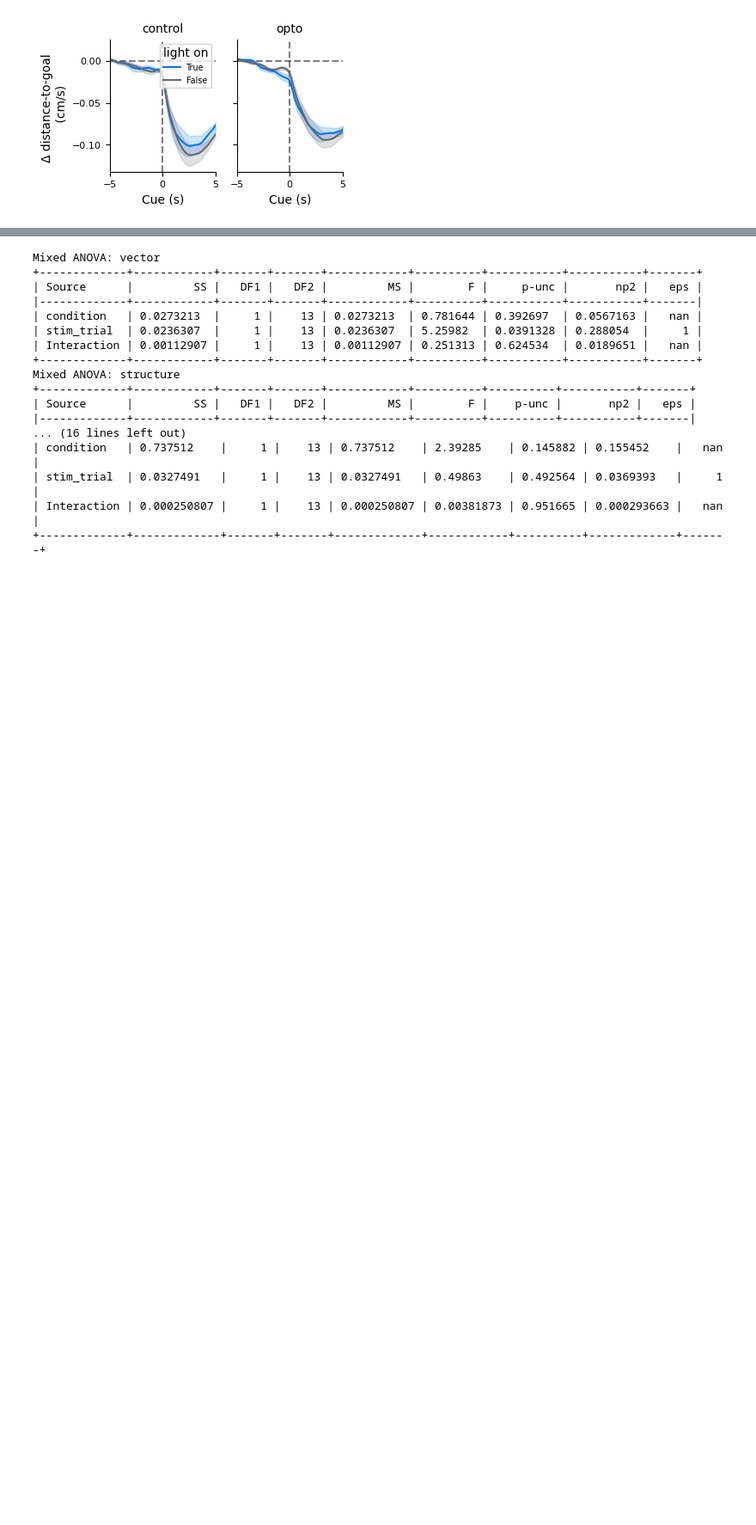
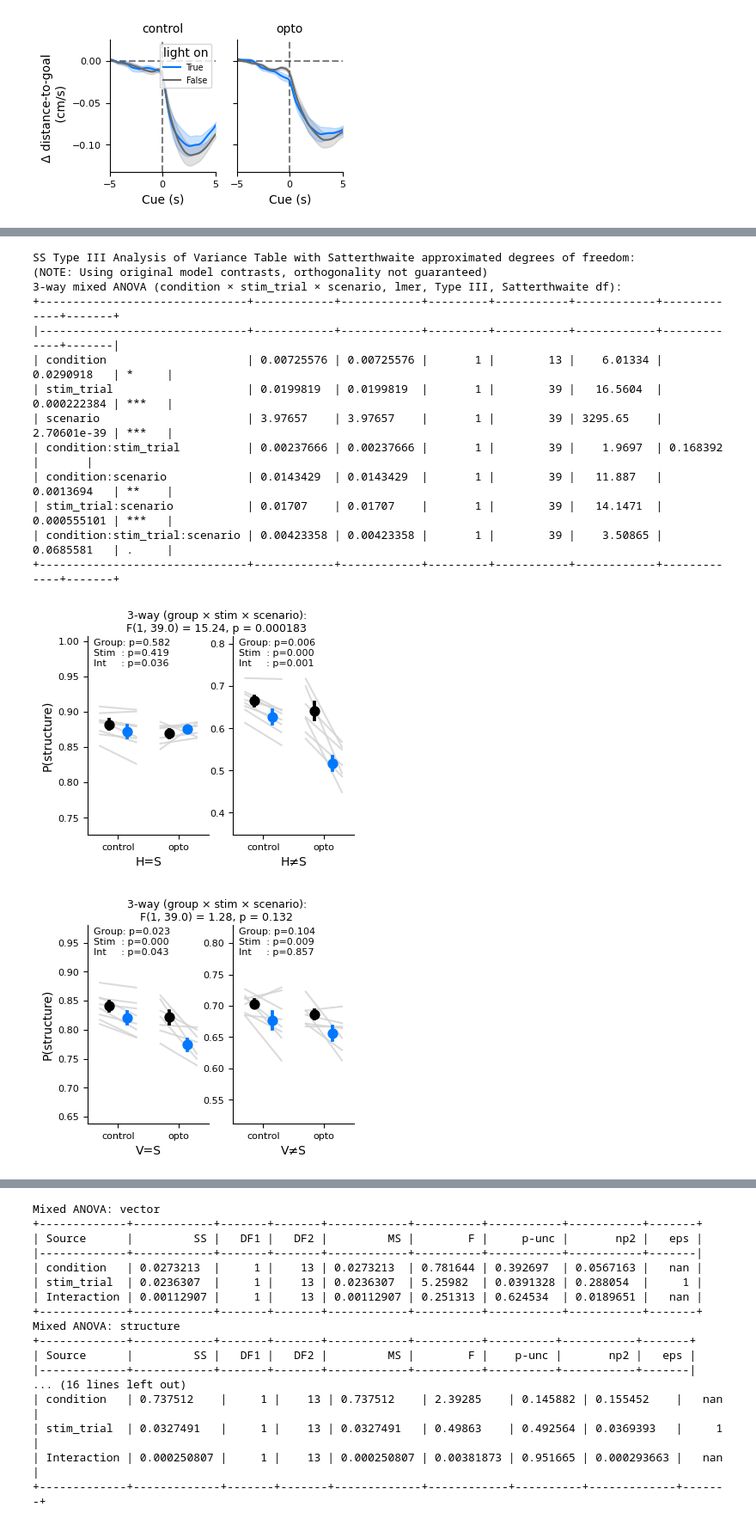
Before and after one commit to peterdoohan/goalNav_mFC-opto3, a Jupyter notebook: code/Notebooks/main_figure.ipynb, the cells around one changed output, grey strips where cells are left out. Shown at 86% size. Saved outputs shown, nothing was run; the diff lists cells and outputs as text; code cells hidden in the pictures; blank space fills up the shorter version.

```diff
--- a/code/Notebooks/main_figure.ipynb
+++ b/code/Notebooks/main_figure.ipynb
@@ -258,0 +220,29 @@ SS Type III Analysis of Variance Table with Satterthwaite approximated degrees o
+# %%
+# for 3-way stats:
+com.plot_prop_across_scenarios(
+    navigation_strategies_df,
+    scenarios={
+        "H=S": ("habit == structure",),
+        "H≠S": ("habit != structure",),
+    },
+    decision_point_filter="only",
+)
+
+com.plot_prop_across_scenarios(
+    navigation_strategies_df,
+    scenarios={
+        "V=S": ("vector == structure",),
+        "V≠S": ("vector != structure",),
+    },
+    decision_point_filter="only",
+)
+
+com.plot_prop_across_scenarios(
+    navigation_strategies_df,
+    scenarios={
+        "V=S": ("vector == structure", "habit == structure"),
+        "V≠S": ("vector != structure", "habit != structure"),
+    },
+    decision_point_filter="only",
+)
+# %% [output]
@@ -258,0 +301,15 @@ SS Type III Analysis of Variance Table with Satterthwaite approximated degrees o
+SS Type III Analysis of Variance Table with Satterthwaite approximated degrees of freedom:
+(NOTE: Using original model contrasts, orthogonality not guaranteed)
+3-way mixed ANOVA (condition × stim_trial × scenario, lmer, Type III, Satterthwaite df):
++-------------------------------+------------+------------+---------+-----------+------------+-------------+-------+
+|-------------------------------+------------+------------+---------+-----------+------------+-------------+-------|
+| condition                     | 0.00725576 | 0.00725576 |       1 |        13 |    6.01334 | 0.0290918   | *     |
+| stim_trial                    | 0.0199819  | 0.0199819  |       1 |        39 |   16.5604  | 0.000222384 | ***   |
+| scenario                      | 3.97657    | 3.97657    |       1 |        39 | 3295.65    | 2.70601e-39 | ***   |
+| condition:stim_trial          | 0.00237666 | 0.00237666 |       1 |        39 |    1.9697  | 0.168392    |       |
+| condition:scenario            | 0.0143429  | 0.0143429  |       1 |        39 |   11.887   | 0.0013694   | **    |
+| stim_trial:scenario           | 0.01707    | 0.01707    |       1 |        39 |   14.1471  | 0.000555101 | ***   |
+| condition:stim_trial:scenario | 0.00423358 | 0.00423358 |       1 |        39 |    3.50865 | 0.0685581   | .     |
++-------------------------------+------------+------------+---------+-----------+------------+-------------+-------+
+[figure, added]
+[figure, added]
```
Also changed, not shown: parts of 3 cells of this notebook, 1 other file.
